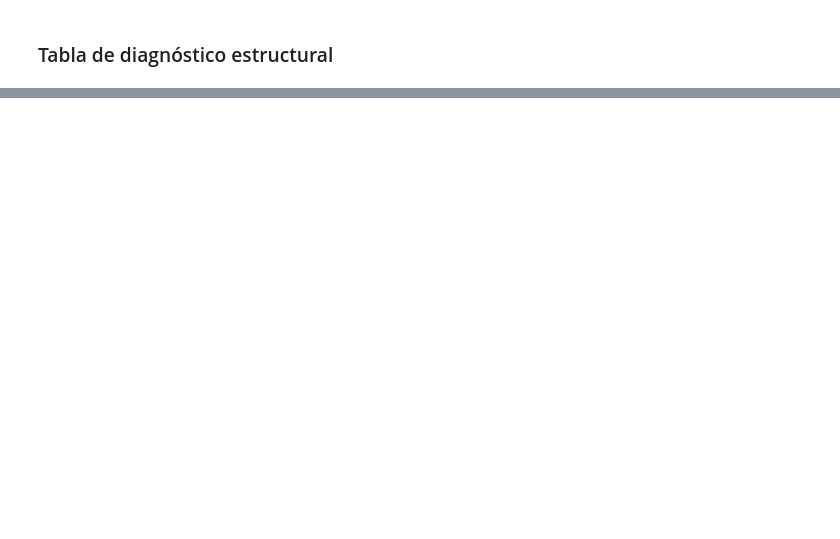
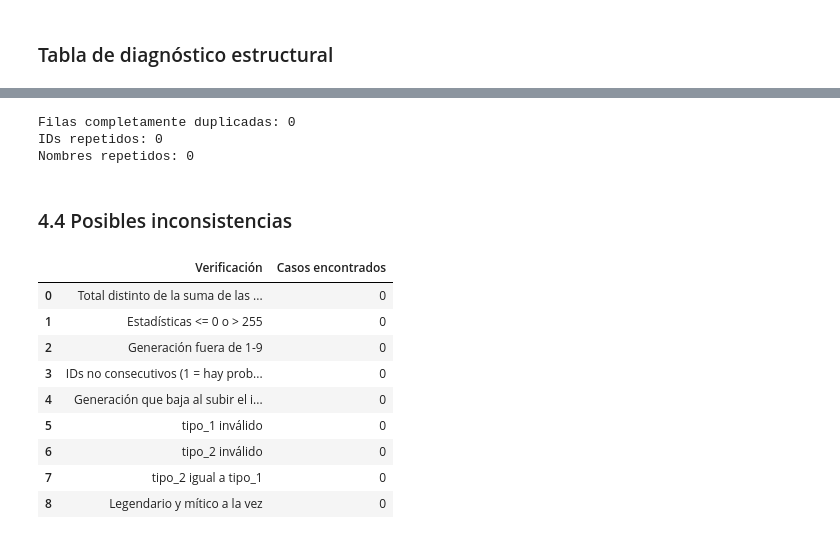
Before and after one commit to brandonmesamm-png/pokemon-generaciones, a Jupyter notebook: notebooks/diagnostico_calidad.ipynb, the cells around one changed output, grey strips where cells are left out. Drawn from its saved outputs; the diff is of its cells as text; code cells hidden in the pictures; blank space fills up the shorter version.

```diff
--- a/notebooks/diagnostico_calidad.ipynb
+++ b/notebooks/diagnostico_calidad.ipynb
@@ -97,0 +254,66 @@ tabla_estructural
+# %%
+print("Filas completamente duplicadas:", df_pokemon.duplicated().sum())
+print("IDs repetidos:", df_pokemon["id"].duplicated().sum())
+print("Nombres repetidos:", df_pokemon["nombre"].duplicated().sum())
+# %% [output]
+Filas completamente duplicadas: 0
+IDs repetidos: 0
+Nombres repetidos: 0
+# %% [markdown]
+### 4.4 Posibles inconsistencias
+# %%
+estadisticas = ["hp", "ataque", "defensa", "ataque_especial", "defensa_especial", "velocidad"]
+tipos_validos = {
+    "normal", "fire", "water", "electric", "grass", "ice", "fighting", "poison",
+    "ground", "flying", "psychic", "bug", "rock", "ghost", "dragon", "dark",
+    "steel", "fairy",
+}
+
+# 1) El total debe ser la suma de las seis estadísticas
+suma = df_pokemon[estadisticas].sum(axis=1)
+total_incoherente = df_pokemon[df_pokemon["total"] != suma]
+
+# 2) Estadísticas fuera de un rango razonable (0 a 255 es el máximo posible en los juegos)
+fuera_rango = df_pokemon[(df_pokemon[estadisticas] <= 0).any(axis=1) | (df_pokemon[estadisticas] > 255).any(axis=1)]
+
+# 3) Generación fuera de 1-9
+gen_invalida = df_pokemon[~df_pokemon["generacion"].between(1, 9)]
+
+# 4) El id debe ser consecutivo (1..N) y la generación no debe bajar al subir el id
+ids_ordenados = df_pokemon["id"].sort_values().reset_index(drop=True)
+id_consecutivo = bool((ids_ordenados == pd.Series(range(1, len(df_pokemon) + 1))).all())
+generacion_monotona = df_pokemon.sort_values("id")["generacion"].is_monotonic_increasing
+
+# 5) Tipos que no existen
+t1_invalido = df_pokemon[~df_pokemon["tipo_1"].isin(tipos_validos)]
+t2_invalido = df_pokemon[df_pokemon["tipo_2"].notna() & ~df_pokemon["tipo_2"].isin(tipos_validos)]
+
+# 6) tipo_2 igual a tipo_1
+tipos_iguales = df_pokemon[df_pokemon["tipo_1"] == df_pokemon["tipo_2"]]
+
+# 7) Legendario y mítico a la vez
+leg_y_mit = df_pokemon[df_pokemon["legendario"] & df_pokemon["mitico"]]
+
+verificaciones = pd.DataFrame([
+    ("Total distinto de la suma de las 6 estadísticas", len(total_incoherente)),
+    ("Estadísticas <= 0 o > 255", len(fuera_rango)),
+    ("Generación fuera de 1-9", len(gen_invalida)),
+    ("IDs no consecutivos (1 = hay problema)", int(not id_consecutivo)),
+    ("Generación que baja al subir el id (1 = hay problema)", int(not generacion_monotona)),
+    ("tipo_1 inválido", len(t1_invalido)),
+    ("tipo_2 inválido", len(t2_invalido)),
+    ("tipo_2 igual a tipo_1", len(tipos_iguales)),
+    ("Legendario y mítico a la vez", len(leg_y_mit)),
+], columns=["Verificación", "Casos encontrados"])
+verificaciones
+# %% [output]
+|  | Verificación | Casos encontrados |
+| 0 | Total distinto de la suma de las ... | 0 |
+| 1 | Estadísticas <= 0 o > 255 | 0 |
+| 2 | Generación fuera de 1-9 | 0 |
+| 3 | IDs no consecutivos (1 = hay prob... | 0 |
+| 4 | Generación que baja al subir el i... | 0 |
+| 5 | tipo_1 inválido | 0 |
+| 6 | tipo_2 inválido | 0 |
+| 7 | tipo_2 igual a tipo_1 | 0 |
+| 8 | Legendario y mítico a la vez | 0 |
```
Also changed, not shown: parts of 24 cells of this notebook, 2 other files.
